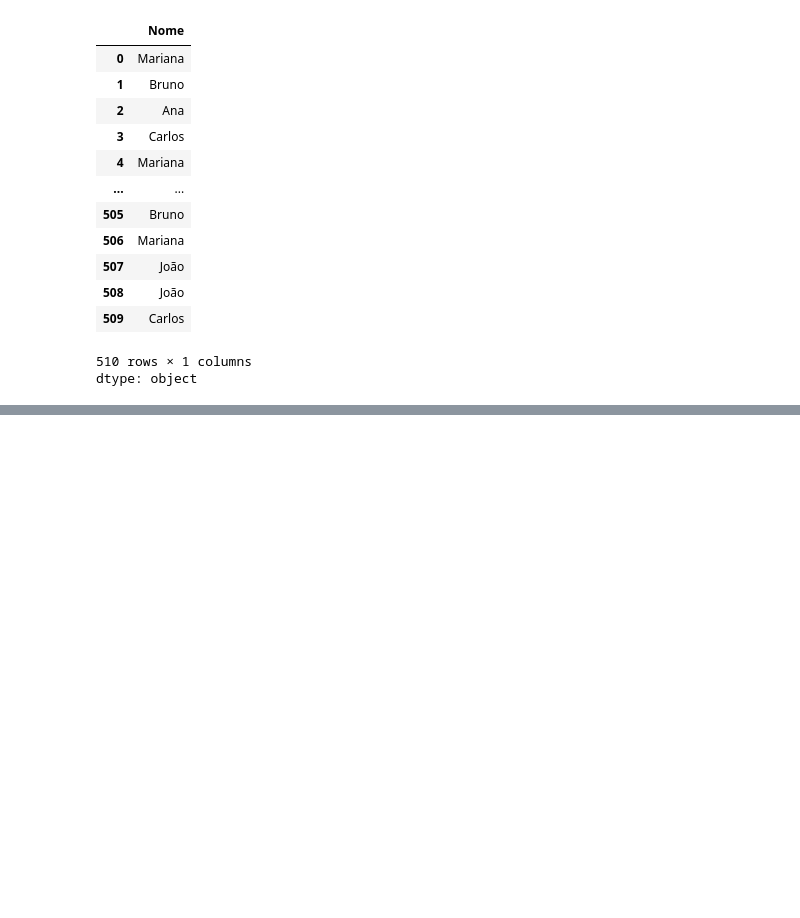
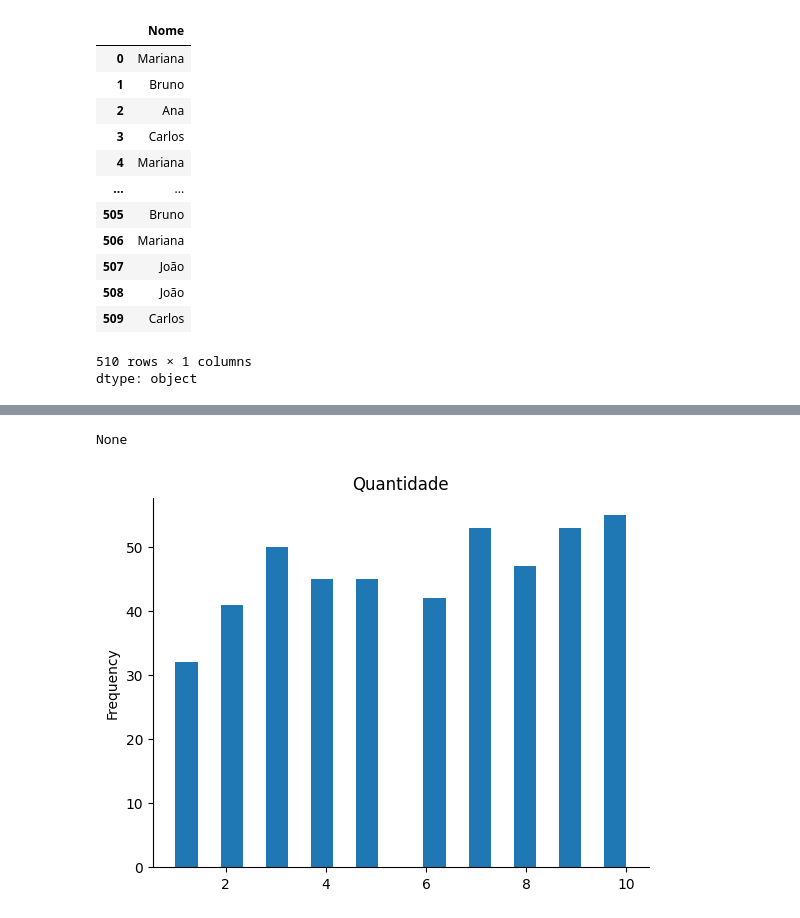
Before and after one commit to DanielVinicius2/Ciencia-de-Dados, a Jupyter notebook: Tratamento_de_dados.ipynb, the cells around one changed output, grey strips where cells are left out. Saved outputs shown, nothing was run; the diff lists cells and outputs as text; code cells hidden in the pictures; blank space fills up the shorter version.

```diff
--- a/Tratamento_de_dados.ipynb
+++ b/Tratamento_de_dados.ipynb
@@ -214,0 +311,9 @@ print(df_csv.drop_duplicates())
+# %%
+df_base_limpa.to_csv("df_base_limpa.csv", index=False, encoding="utf-8")
+# %% [output]
+None
+# %%
+df_no_duplicatas['Quantidade'].plot(kind='hist', bins=20, title='Quantidade')
+plt.gca().spines[['top', 'right',]].set_visible(False)
+# %% [output]
+[figure, added]
```
Also changed, not shown: parts of 28 cells of this notebook.
